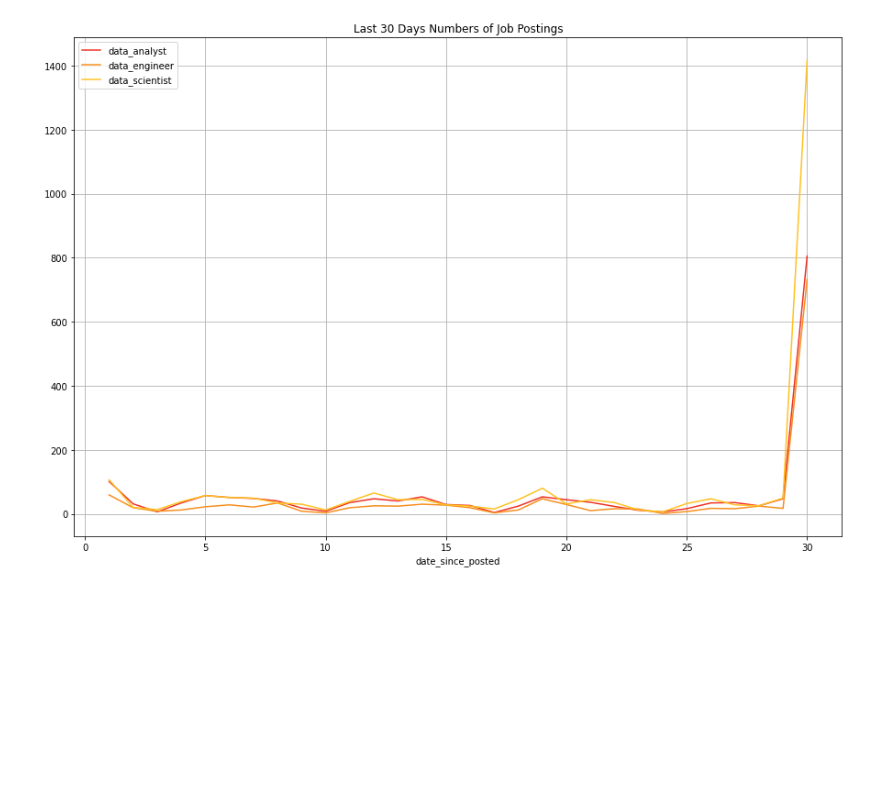
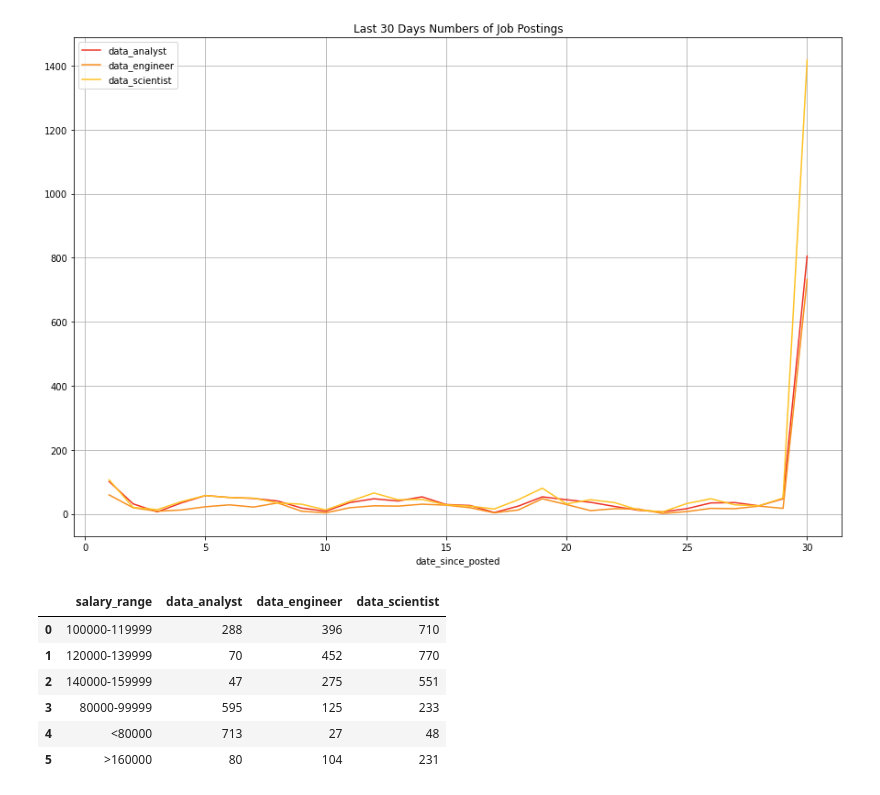
Before and after one commit to patelroma335/Data_Analyst_Salary_Analysis, a Jupyter notebook: Matplotlib_Plotting/images_skills_datajobs/indeed_dataset_analysis.ipynb, the cells around one changed output. Saved outputs shown, nothing was run; the diff lists cells and outputs as text; code cells hidden in the pictures; blank space fills up the shorter version.

```diff
--- a/Matplotlib_Plotting/images_skills_datajobs/indeed_dataset_analysis.ipynb
+++ b/Matplotlib_Plotting/images_skills_datajobs/indeed_dataset_analysis.ipynb
@@ -124,0 +133,12 @@ plt.show()
+# %%
+salary_range_count = pd.DataFrame({'salary_range':a_count['Queried_Salary'],'data_analyst':a_count['Job_Type'],'data_engineer':e_count['Job_Type'],
+                                   'data_scientist':s_count['Job_Type']})
+salary_range_count
+# %% [output]
+|  | salary_range | data_analyst | data_engineer | data_scientist |
+| 0 | 100000-119999 | 288 | 396 | 710 |
+| 1 | 120000-139999 | 70 | 452 | 770 |
+| 2 | 140000-159999 | 47 | 275 | 551 |
+| 3 | 80000-99999 | 595 | 125 | 233 |
+| 4 | <80000 | 713 | 27 | 48 |
+| 5 | >160000 | 80 | 104 | 231 |
```
Also changed, not shown: parts of 7 cells of this notebook, 2 other files.
